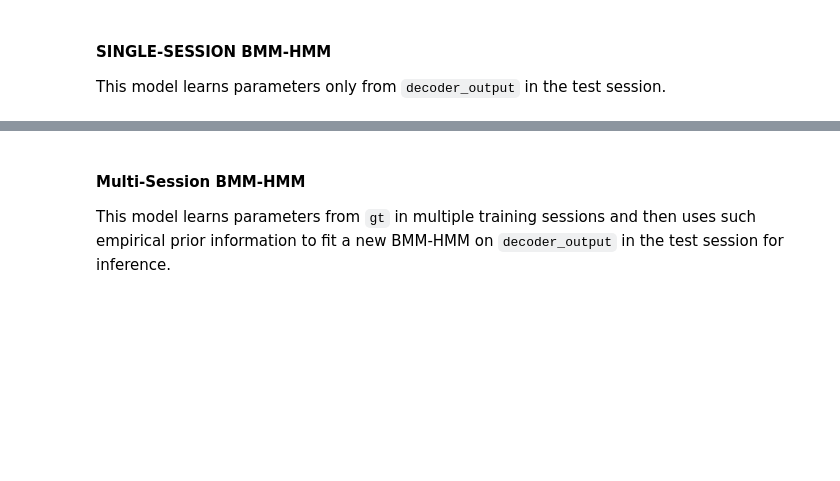
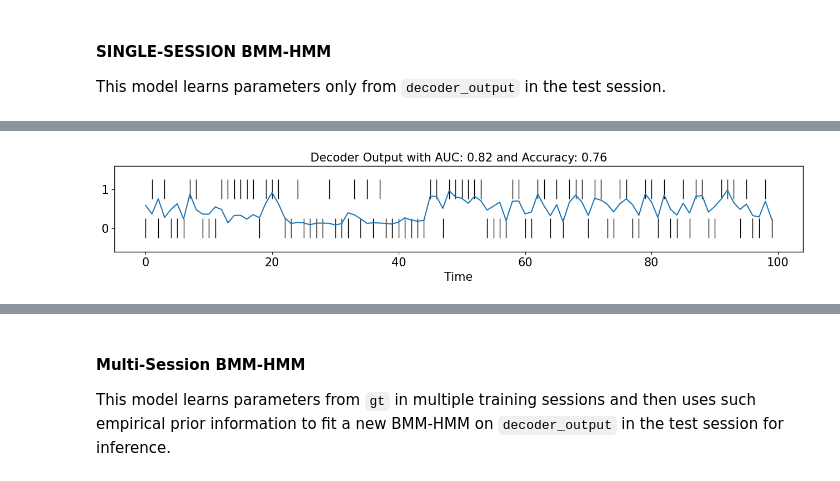
Before and after one commit to yzhang511/neural_decoding, a Jupyter notebook: notebooks/BMM-HMM-example.ipynb, the cells around one changed output, grey strips where cells are left out. Drawn from its saved outputs; the diff is of its cells as text; code cells hidden in the pictures; blank space fills up the shorter version.

```diff
--- a/notebooks/BMM-HMM-example.ipynb
+++ b/notebooks/BMM-HMM-example.ipynb
@@ -156,2 +168,22 @@ Improved decoding AUC (after single-session BMM-HMM):  0.9084668192219679
+# %%
+unique_values = np.unique(test_gt)
+event_positions = [np.where(test_gt == val)[0] for val in unique_values]
+
+from matplotlib import pyplot as plt
+plt.figure(figsize=(16, 2))
+plt.plot(single_sess_probs, color='tab:blue')
+plt.eventplot(
+    event_positions,
+    colors='k',
+    lineoffsets=np.arange(len(unique_values)),
+    linelengths=0.5,
+    linewidths=1
+)
+acc = accuracy_score(test_gt, single_sess_probs > 0.5)
+auc = roc_auc_score(test_gt, single_sess_probs)
+plt.title(f"Decoder Output with AUC: {auc:.2f} and Accuracy: {acc:.2f}")
+plt.xlabel("Time");
+# %% [output]
+[figure, added]
 # %%
 # Visualization of improved decoder outputs
```
Also changed, not shown: parts of 13 cells of this notebook, 4 other files.
